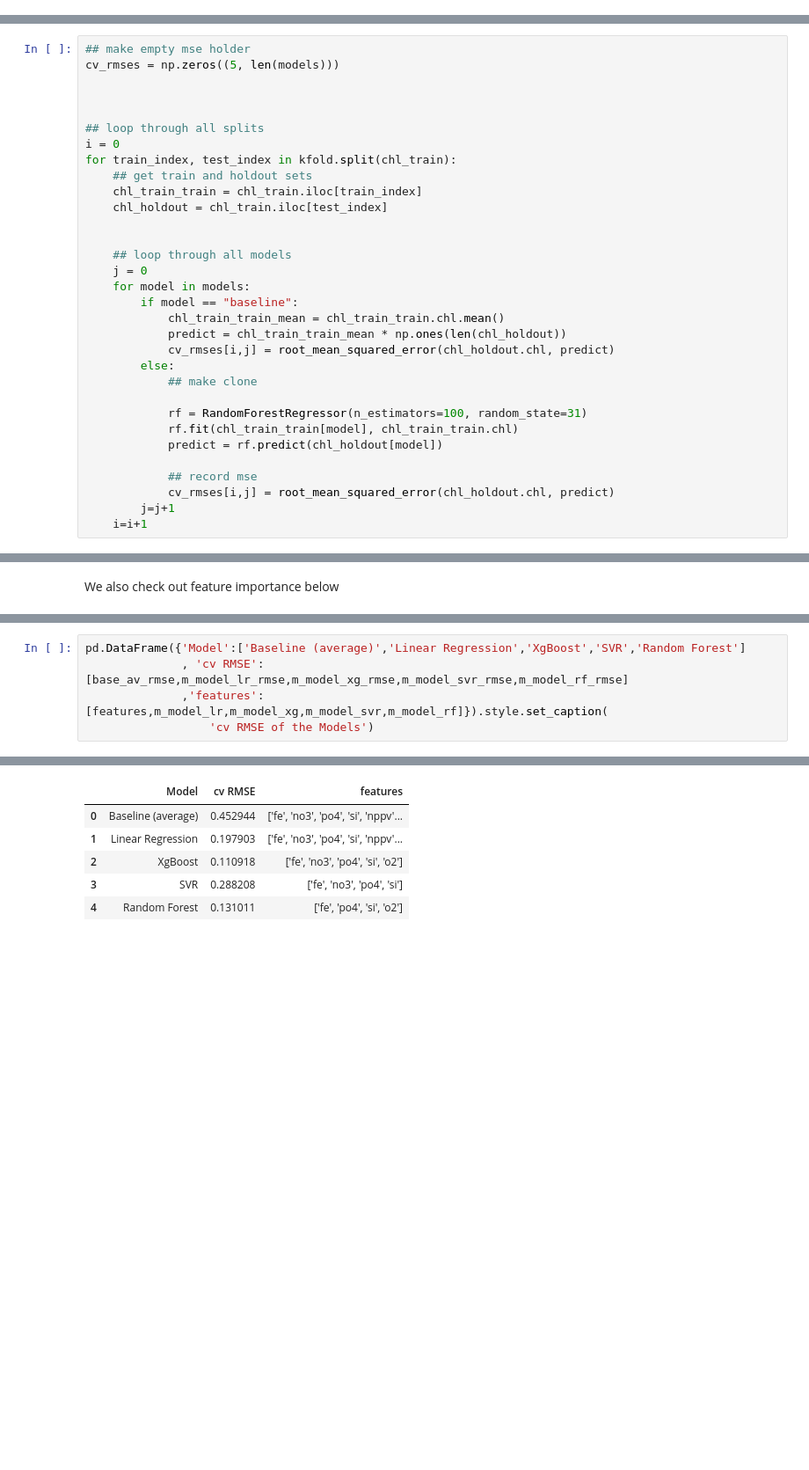
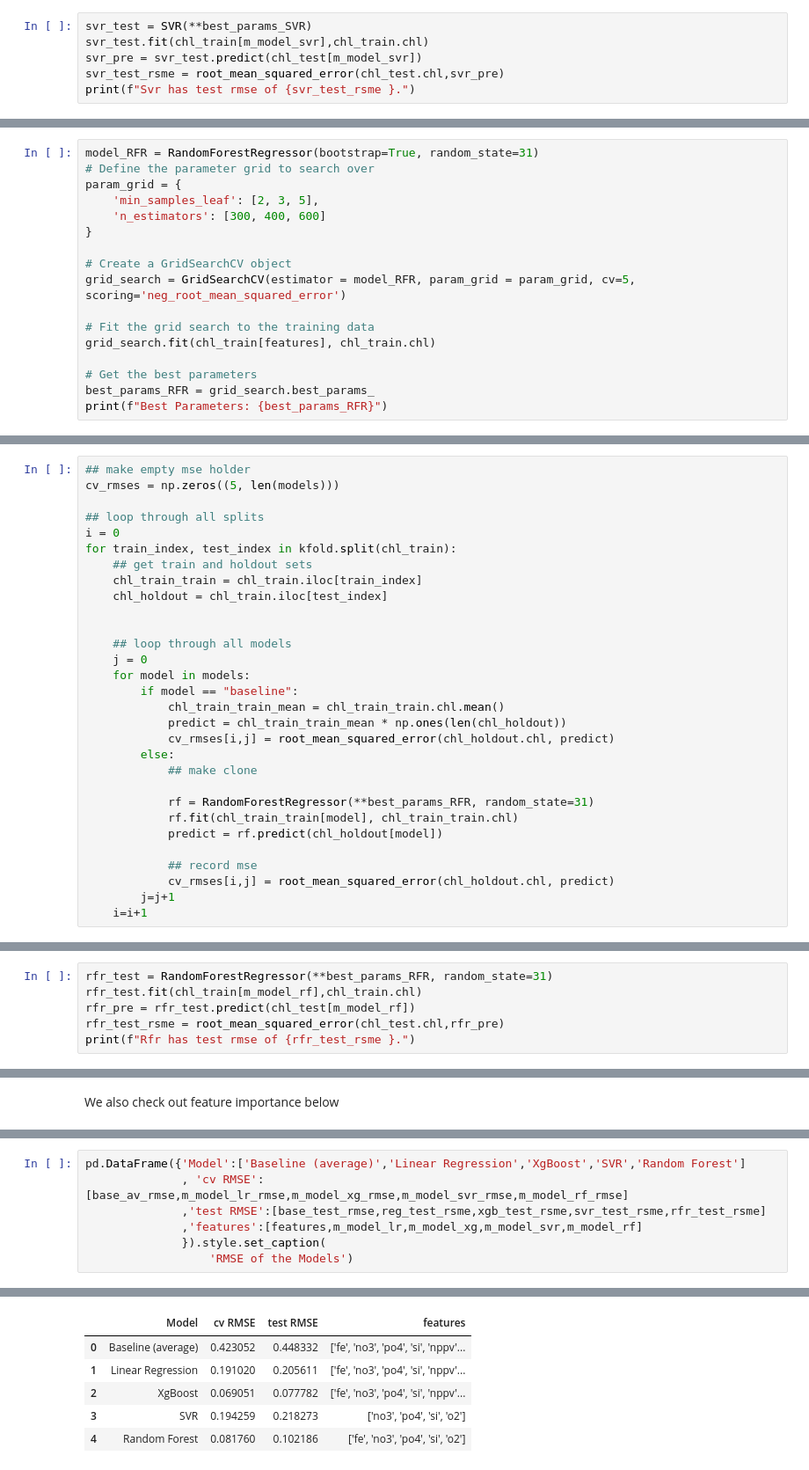
Before and after one commit to ingridasemenec/wonderpusoctopus, a Jupyter notebook: deniz/eda.ipynb, the cells around one changed output, grey strips where cells are left out. Shown at 88% size. Saved outputs shown, nothing was run; the diff lists cells and outputs as text; blank space fills up the shorter version.

```diff
--- a/eda_deniz.ipynb
+++ b/deniz/eda.ipynb
@@ -328,0 +396,6 @@ and had an avg cv rmse of, 0.2882076344328726
+# %%
+svr_test = SVR(**best_params_SVR)
+svr_test.fit(chl_train[m_model_svr],chl_train.chl)
+svr_pre = svr_test.predict(chl_test[m_model_svr])
+svr_test_rsme = root_mean_squared_error(chl_test.chl,svr_pre)
+print(f"Svr has test rmse of {svr_test_rsme }.")
@@ -330,3 +405,20 @@ and had an avg cv rmse of, 0.2882076344328726
 ### Random Forest Regressor
 # %%
 from sklearn.ensemble import RandomForestRegressor
+# %%
+model_RFR = RandomForestRegressor(bootstrap=True, random_state=31)
+# Define the parameter grid to search over
+param_grid = {
+    'min_samples_leaf': [2, 3, 5],
+    'n_estimators': [300, 400, 600]
+}
+
+# Create a GridSearchCV object
+grid_search = GridSearchCV(estimator = model_RFR, param_grid = param_grid, cv=5, scoring='neg_root_mean_squared_error')
+
+# Fit the grid search to the training data
+grid_search.fit(chl_train[features], chl_train.chl)
+
+# Get the best parameters
+best_params_RFR = grid_search.best_params_
+print(f"Best Parameters: {best_params_RFR}")
@@ -335,8 +429,6 @@ Lets try Random Forest Regressor (RF), this will also enable us to see which fea
 # %%
 ## make empty mse holder
 cv_rmses = np.zeros((5, len(models)))
-
-
 
 ## loop through all splits
 i = 0
@@ -356,7 +448,7 @@ for train_index, test_index in kfold.split(chl_train):
         else:
             ## make clone
 
-            rf = RandomForestRegressor(n_estimators=100, random_state=31)
+            rf = RandomForestRegressor(**best_params_RFR, random_state=31)
             rf.fit(chl_train_train[model], chl_train_train.chl)
             predict = rf.predict(chl_holdout[model])
 
@@ -376,0 +469,6 @@ and had an avg cv rmse of, 0.13101105067212787
+# %%
+rfr_test = RandomForestRegressor(**best_params_RFR, random_state=31)
+rfr_test.fit(chl_train[m_model_rf],chl_train.chl)
+rfr_pre = rfr_test.predict(chl_test[m_model_rf])
+rfr_test_rsme = root_mean_squared_error(chl_test.chl,rfr_pre)
+print(f"Rfr has test rmse of {rfr_test_rsme }.")
@@ -393,6 +493,8 @@ Text(0.5, 1.0, 'Global Feature Importance - Built-in Method')
 # %%
 pd.DataFrame({'Model':['Baseline (average)','Linear Regression','XgBoost','SVR','Random Forest']
               , 'cv RMSE':[base_av_rmse,m_model_lr_rmse,m_model_xg_rmse,m_model_svr_rmse,m_model_rf_rmse]
-              ,'features':[features,m_model_lr,m_model_xg,m_model_svr,m_model_rf]}).style.set_caption(
-                  'cv RMSE of the Models')
+              ,'test RMSE':[base_test_rmse,reg_test_rsme,xgb_test_rsme,svr_test_rsme,rfr_test_rsme]
+              ,'features':[features,m_model_lr,m_model_xg,m_model_svr,m_model_rf]
+              }).style.set_caption(
+                  'RMSE of the Models')
 # %% [output]
@@ -400,6 +502,6 @@ cv RMSE of the Models
-|  | Model | cv RMSE | features |
-| 0 | Baseline (average) | 0.452944 | ['fe', 'no3', 'po4', 'si', 'nppv'... |
-| 1 | Linear Regression | 0.197903 | ['fe', 'no3', 'po4', 'si', 'nppv'... |
-| 2 | XgBoost | 0.110918 | ['fe', 'no3', 'po4', 'si', 'o2'] |
-| 3 | SVR | 0.288208 | ['fe', 'no3', 'po4', 'si'] |
-| 4 | Random Forest | 0.131011 | ['fe', 'po4', 'si', 'o2'] |
+|  | Model | cv RMSE | test RMSE | features |
+| 0 | Baseline (average) | 0.423052 | 0.448332 | ['fe', 'no3', 'po4', 'si', 'nppv'... |
+| 1 | Linear Regression | 0.191020 | 0.205611 | ['fe', 'no3', 'po4', 'si', 'nppv'... |
+| 2 | XgBoost | 0.069051 | 0.077782 | ['fe', 'no3', 'po4', 'si', 'nppv'... |
+| 3 | SVR | 0.194259 | 0.218273 | ['no3', 'po4', 'si', 'o2'] |
+| 4 | Random Forest | 0.081760 | 0.102186 | ['fe', 'no3', 'po4', 'si', 'o2'] |
```
Also changed, not shown: parts of 45 cells of this notebook, 1 other file.
